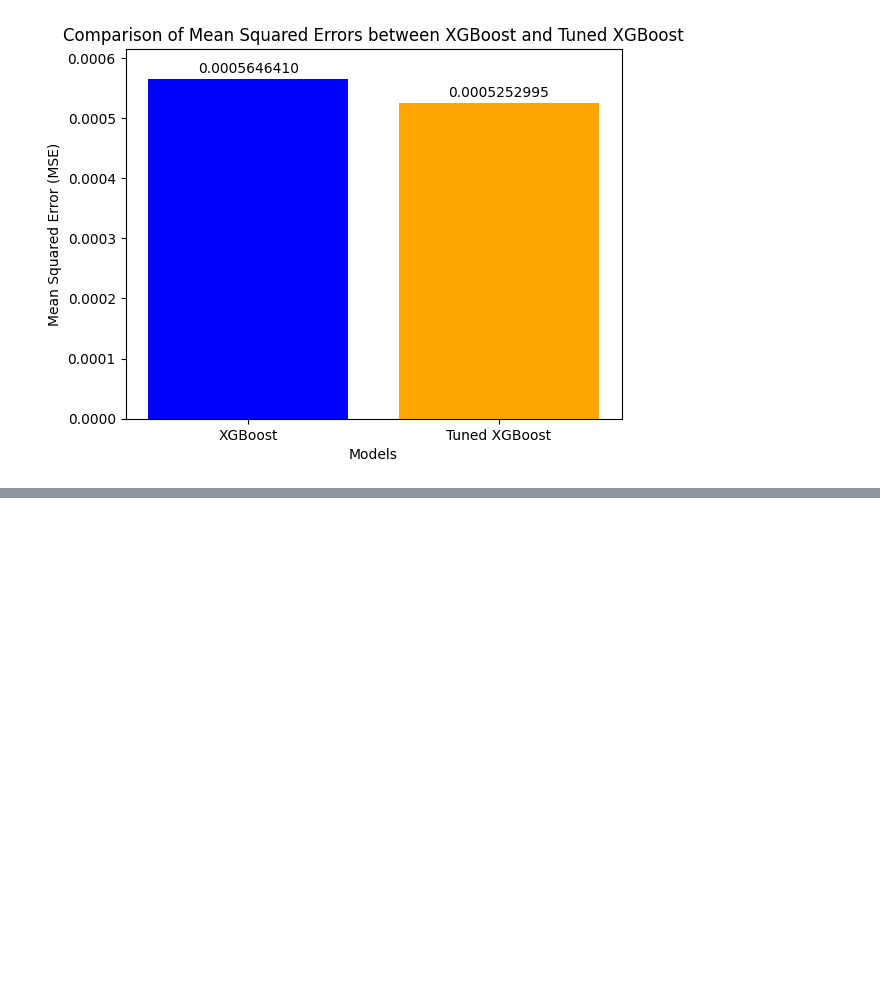
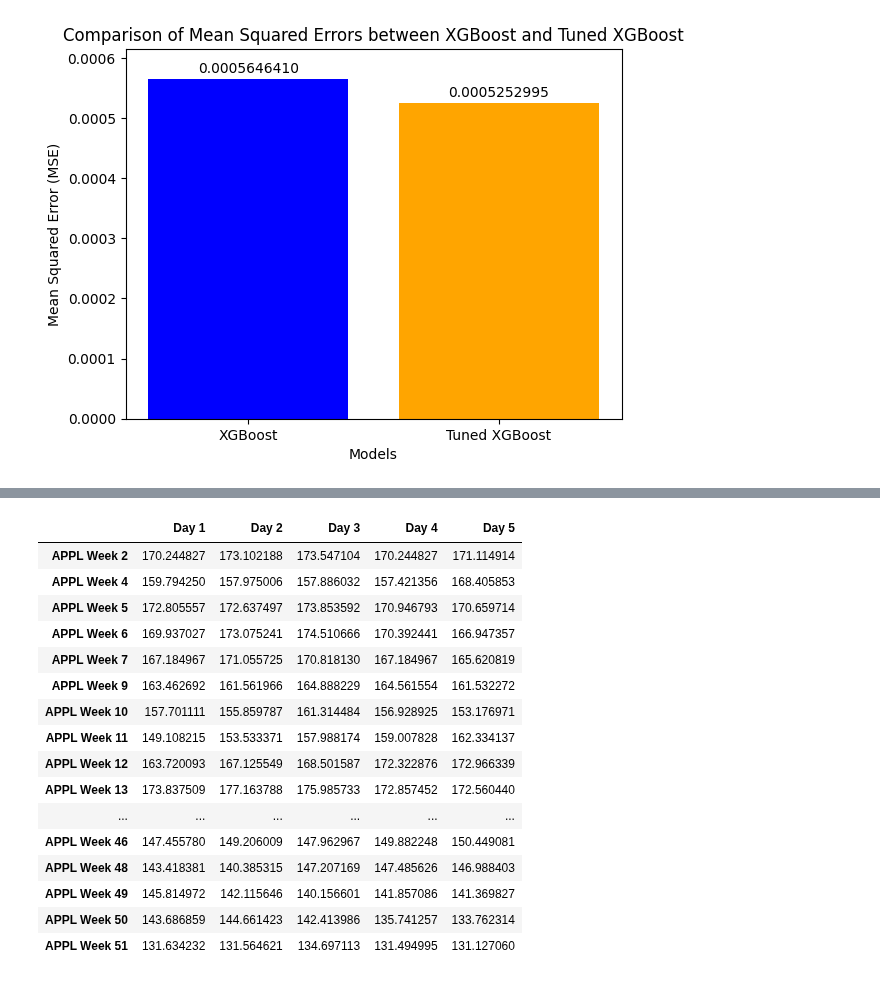
Before and after one commit to ktongk/BTT-JPMC-1, a Jupyter notebook: Anna/XGBOOST.ipynb, the cells around one changed output, grey strips where cells are left out. Saved outputs shown, nothing was run; the diff lists cells and outputs as text; code cells hidden in the pictures; blank space fills up the shorter version.

```diff
--- a/Anna/XGBOOST.ipynb
+++ b/Anna/XGBOOST.ipynb
@@ -936,0 +856,22 @@ print(f'Best validation score = {clf.best_score_}')
+# %%
+# run the APPL data through the model
+APPL = APPL.astype('float64')
+APPL
+# %% [output]
+|  | Day 1 | Day 2 | Day 3 | Day 4 | Day 5 |
+| APPL Week 2 | 170.244827 | 173.102188 | 173.547104 | 170.244827 | 171.114914 |
+| APPL Week 4 | 159.794250 | 157.975006 | 157.886032 | 157.421356 | 168.405853 |
+| APPL Week 5 | 172.805557 | 172.637497 | 173.853592 | 170.946793 | 170.659714 |
+| APPL Week 6 | 169.937027 | 173.075241 | 174.510666 | 170.392441 | 166.947357 |
+| APPL Week 7 | 167.184967 | 171.055725 | 170.818130 | 167.184967 | 165.620819 |
+| APPL Week 9 | 163.462692 | 161.561966 | 164.888229 | 164.561554 | 161.532272 |
+| APPL Week 10 | 157.701111 | 155.859787 | 161.314484 | 156.928925 | 153.176971 |
+| APPL Week 11 | 149.108215 | 153.533371 | 157.988174 | 159.007828 | 162.334137 |
+| APPL Week 12 | 163.720093 | 167.125549 | 168.501587 | 172.322876 | 172.966339 |
+| APPL Week 13 | 173.837509 | 177.163788 | 175.985733 | 172.857452 | 172.560440 |
+| ... | ... | ... | ... | ... | ... |
+| APPL Week 46 | 147.455780 | 149.206009 | 147.962967 | 149.882248 | 150.449081 |
+| APPL Week 48 | 143.418381 | 140.385315 | 147.207169 | 147.485626 | 146.988403 |
+| APPL Week 49 | 145.814972 | 142.115646 | 140.156601 | 141.857086 | 141.369827 |
+| APPL Week 50 | 143.686859 | 144.661423 | 142.413986 | 135.741257 | 133.762314 |
+| APPL Week 51 | 131.634232 | 131.564621 | 134.697113 | 131.494995 | 131.127060 |
```
Also changed, not shown: parts of 23 cells of this notebook.
